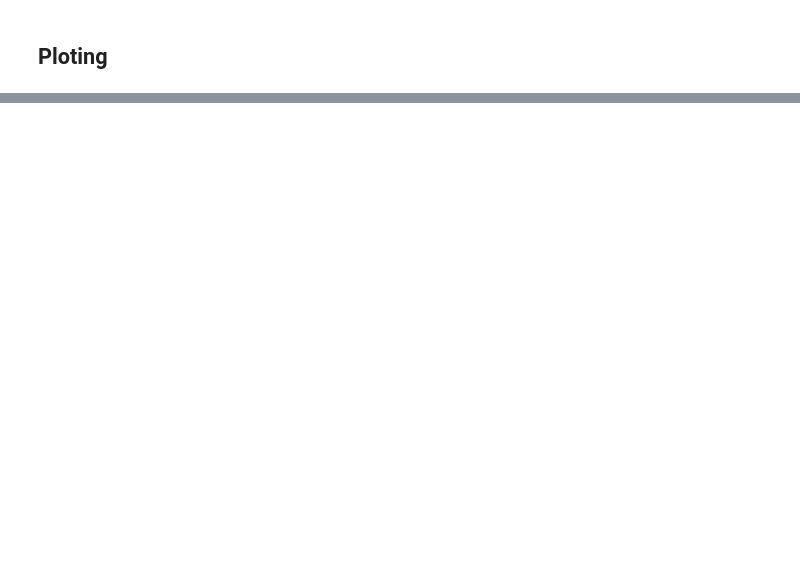
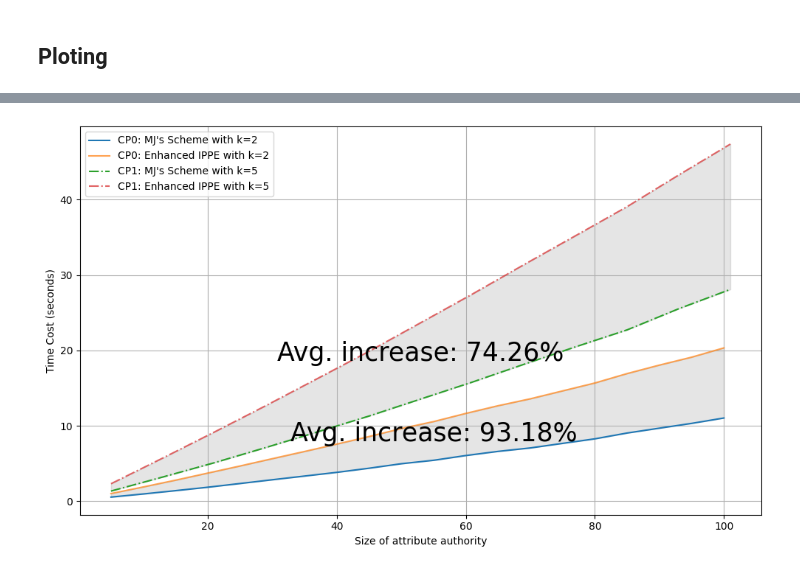
Before and after one commit to Guy1m0/Attack-on-IPPE, a Jupyter notebook: benchmark.ipynb, the cells around one changed output, grey strips where cells are left out. Saved outputs shown, nothing was run; the diff lists cells and outputs as text; code cells hidden in the pictures; blank space fills up the shorter version.

```diff
--- a/benchmark.ipynb
+++ b/benchmark.ipynb
@@ -190 +182,5 @@ def plot_comp(ks, xs, ys, comp_ys, title):
+# %%
+plot_comp(ks, [xs, comp_xs], ys, comp_ys, ["MJ's Scheme", 'Enhanced IPPE'])#, "Compare Cost for Original Scheme and our Enhanced IPPE")
+# %% [output]
+[figure, added]
 # %%
```
Also changed, not shown: parts of 14 cells of this notebook, 5 other files.
